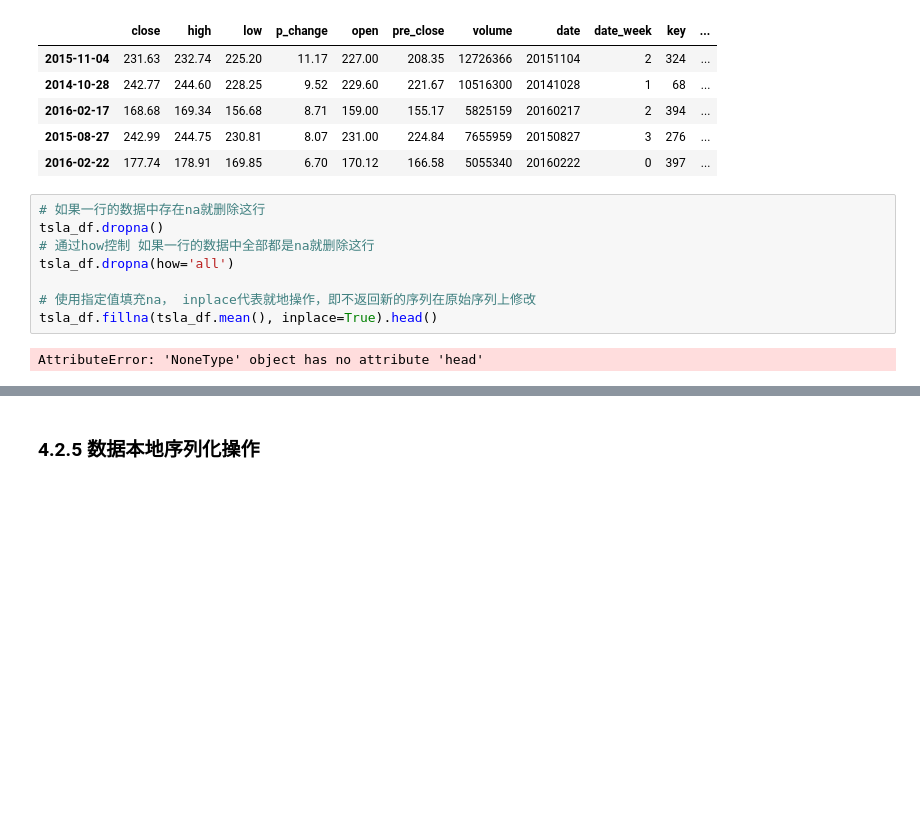
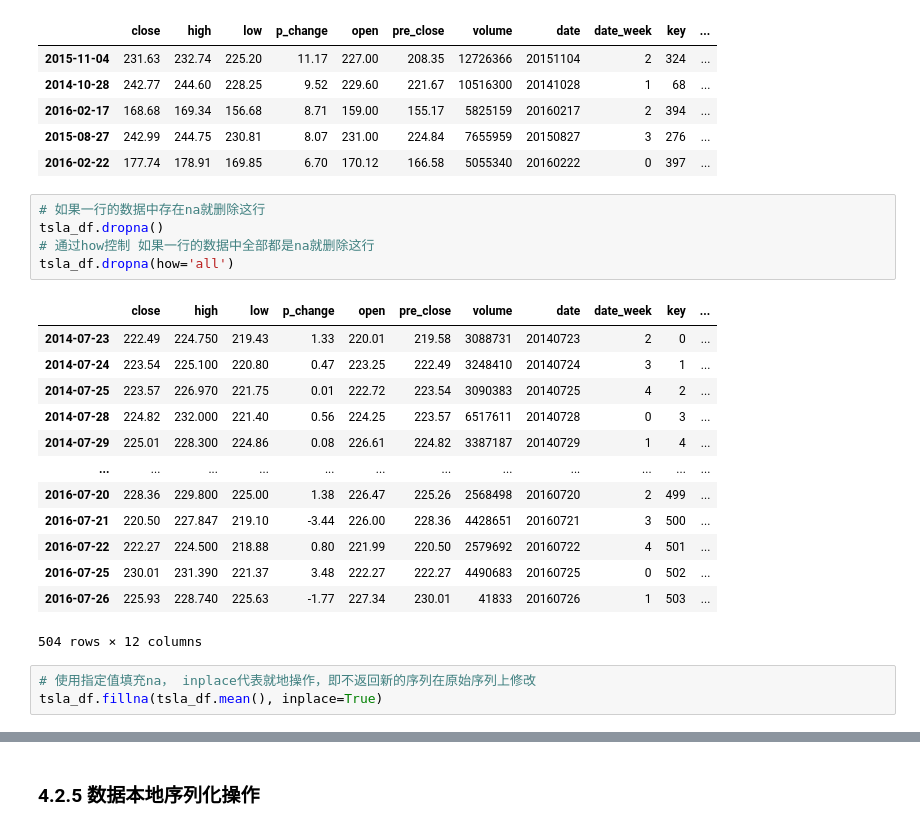
Before and after one commit to ilray88/abu, a Jupyter notebook: ipython/第4章-量化工具——pandas.ipynb, the cells around one changed output, grey strips where cells are left out. Cells and saved outputs as stored; diff of their text form; blank space fills up the shorter version.

```diff
--- a/ipython/第4章-量化工具——pandas.ipynb
+++ b/ipython/第4章-量化工具——pandas.ipynb
@@ -361,12 +348,24 @@ tsla_df.sort_values(by='p_change', ascending=False)[:5]
 # %%
 # 如果一行的数据中存在na就删除这行
 tsla_df.dropna()
 # 通过how控制 如果一行的数据中全部都是na就删除这行
 tsla_df.dropna(how='all')
-
-# 使用指定值填充na， inplace代表就地操作，即不返回新的序列在原始序列上修改
-tsla_df.fillna(tsla_df.mean(), inplace=True).head()
 # %% [output]
+|  | close | high | low | p_change | open | pre_close | volume | date | date_week | key | ... |
+| 2014-07-23 | 222.49 | 224.750 | 219.43 | 1.33 | 220.01 | 219.58 | 3088731 | 20140723 | 2 | 0 | ... |
+| 2014-07-24 | 223.54 | 225.100 | 220.80 | 0.47 | 223.25 | 222.49 | 3248410 | 20140724 | 3 | 1 | ... |
+| 2014-07-25 | 223.57 | 226.970 | 221.75 | 0.01 | 222.72 | 223.54 | 3090383 | 20140725 | 4 | 2 | ... |
+| 2014-07-28 | 224.82 | 232.000 | 221.40 | 0.56 | 224.25 | 223.57 | 6517611 | 20140728 | 0 | 3 | ... |
+| 2014-07-29 | 225.01 | 228.300 | 224.86 | 0.08 | 226.61 | 224.82 | 3387187 | 20140729 | 1 | 4 | ... |
+| ... | ... | ... | ... | ... | ... | ... | ... | ... | ... | ... | ... |
+| 2016-07-20 | 228.36 | 229.800 | 225.00 | 1.38 | 226.47 | 225.26 | 2568498 | 20160720 | 2 | 499 | ... |
+| 2016-07-21 | 220.50 | 227.847 | 219.10 | -3.44 | 226.00 | 228.36 | 4428651 | 20160721 | 3 | 500 | ... |
+| 2016-07-22 | 222.27 | 224.500 | 218.88 | 0.80 | 221.99 | 220.50 | 2579692 | 20160722 | 4 | 501 | ... |
+| 2016-07-25 | 230.01 | 231.390 | 221.37 | 3.48 | 222.27 | 222.27 | 4490683 | 20160725 | 0 | 502 | ... |
+| 2016-07-26 | 225.93 | 228.740 | 225.63 | -1.77 | 227.34 | 230.01 | 41833 | 20160726 | 1 | 503 | ... |
-AttributeError: 'NoneType' object has no attribute 'head'
+504 rows × 12 columns
+# %%
+# 使用指定值填充na， inplace代表就地操作，即不返回新的序列在原始序列上修改
+tsla_df.fillna(tsla_df.mean(), inplace=True)
 # %%
 tsla_df.close[:3]
```
Also changed, not shown: parts of 34 cells of this notebook, 2 other files.
